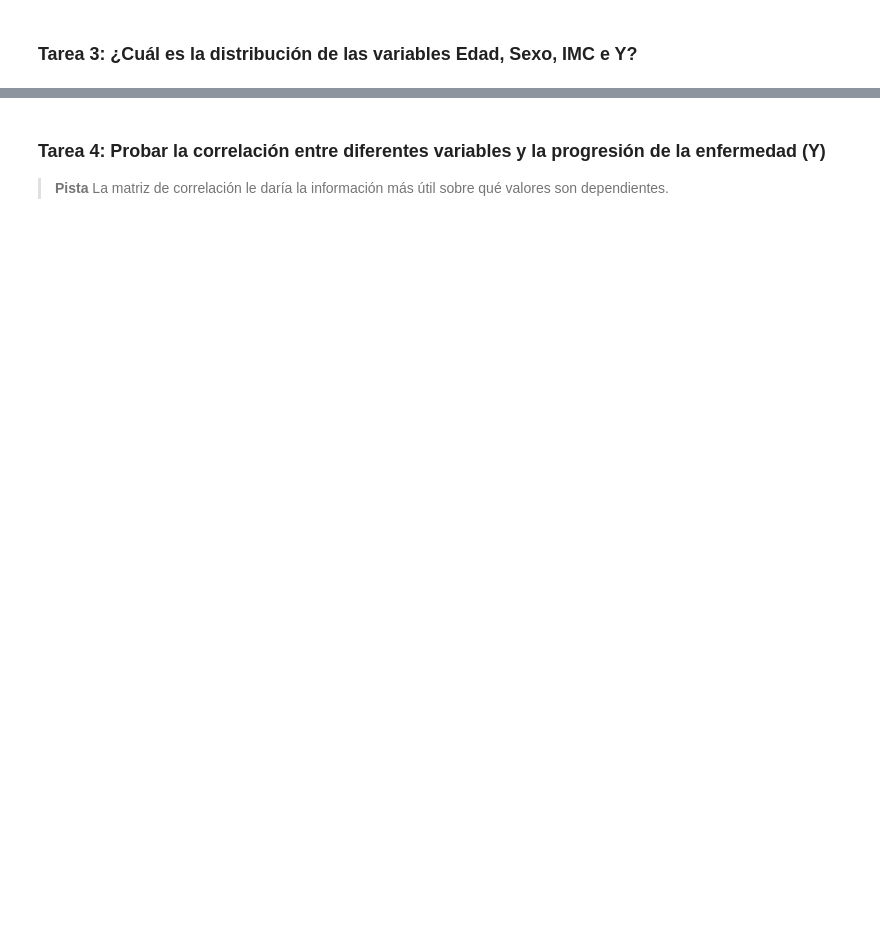
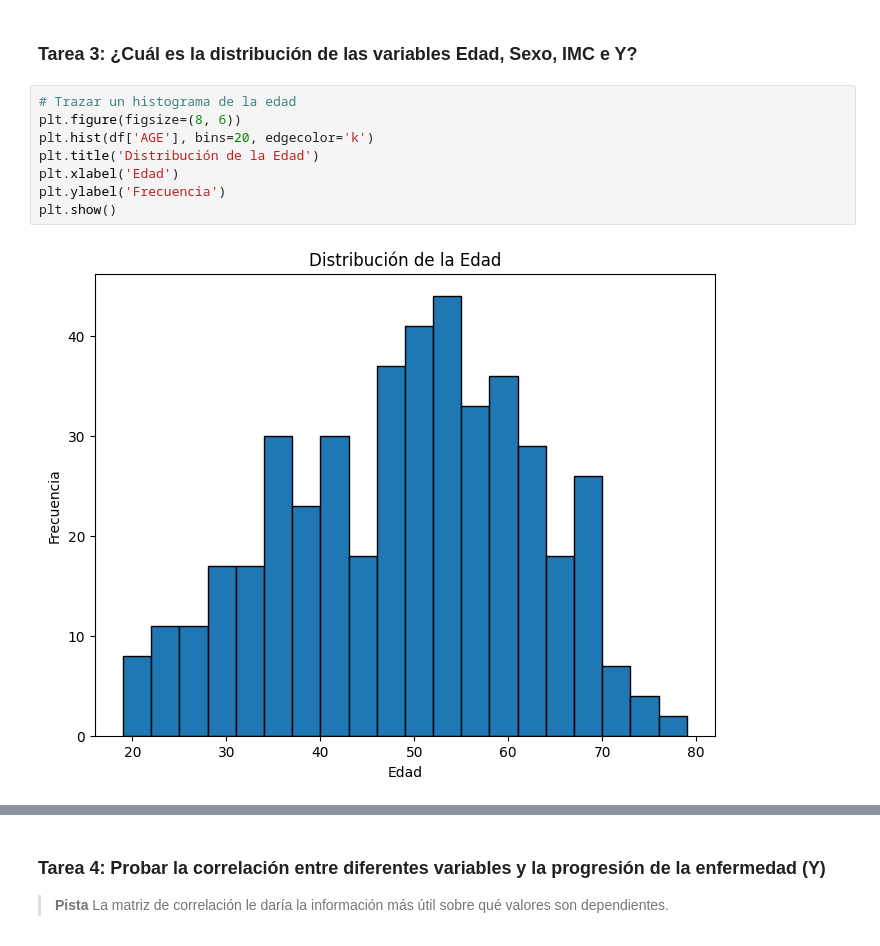
Before and after one commit to Yoel-Gasca/Data-Science-Lessons, a Jupyter notebook: 1-Introduccion/4-Estadistica-y-Probabilidad/Task/assignment.ipynb, the cells around one changed output, grey strips where cells are left out. Cells and saved outputs as stored; diff of their text form; blank space fills up the shorter version.

```diff
--- a/1-Introduccion/4-Estadistica-y-Probabilidad/Task/assignment.ipynb
+++ b/1-Introduccion/4-Estadistica-y-Probabilidad/Task/assignment.ipynb
@@ -32,2 +78,12 @@ Estudiemos este conjunto de datos utilizando métodos de probabilidad y estadís
 # %% [markdown]
 ### Tarea 3: ¿Cuál es la distribución de las variables Edad, Sexo, IMC e Y?
+# %%
+# Trazar un histograma de la edad
+plt.figure(figsize=(8, 6))
+plt.hist(df['AGE'], bins=20, edgecolor='k')
+plt.title('Distribución de la Edad')
+plt.xlabel('Edad')
+plt.ylabel('Frecuencia')
+plt.show()
+# %% [output]
+[figure, added]
```
Also changed, not shown: parts of 17 cells of this notebook, 2 other files.
